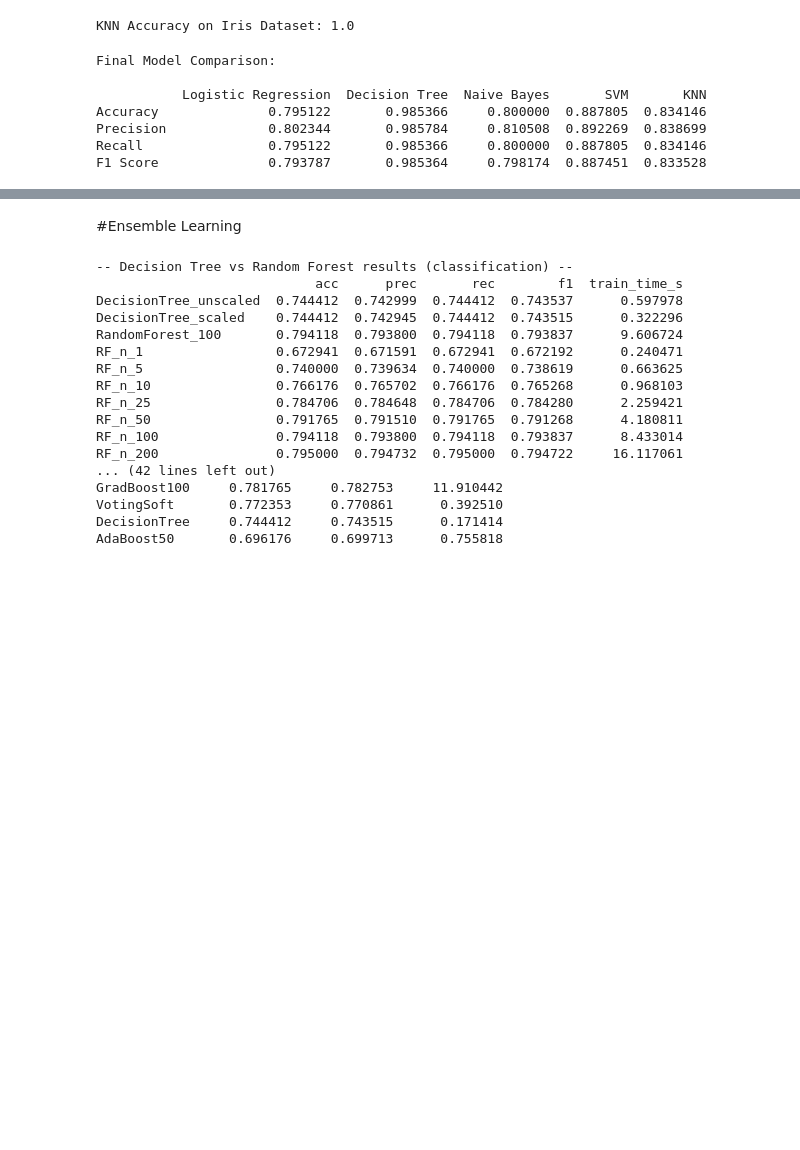
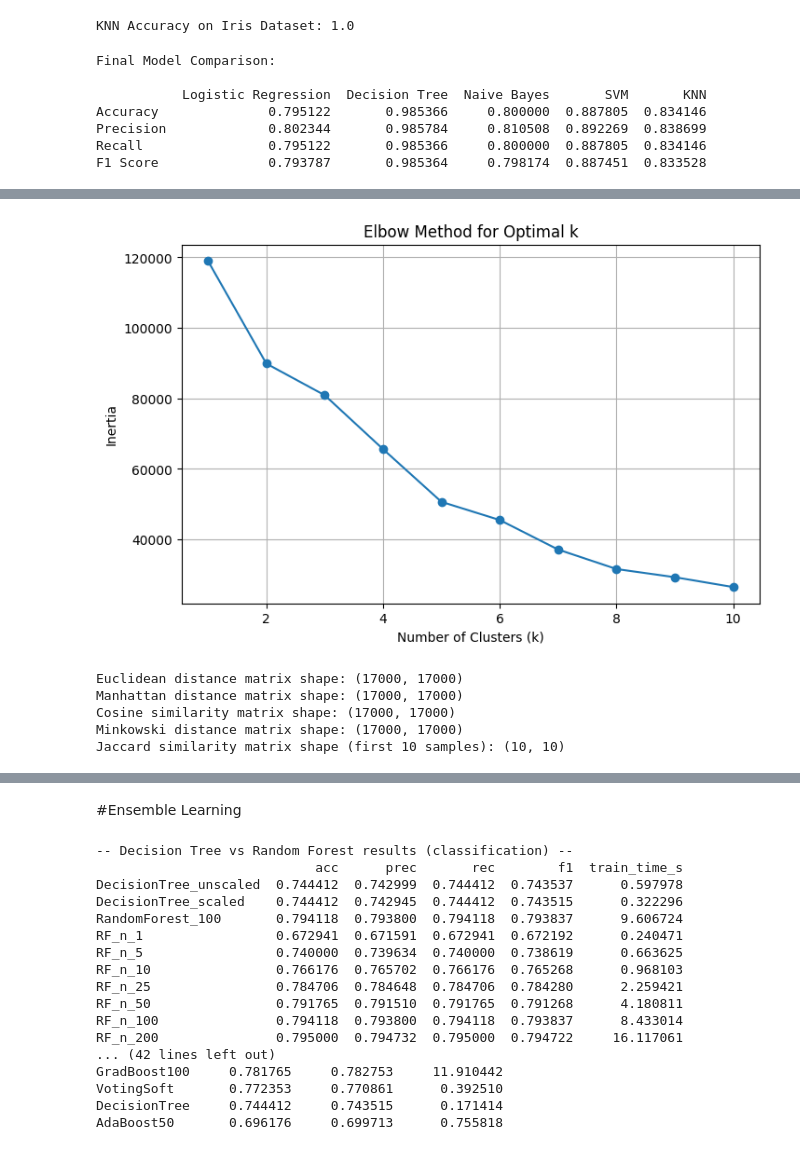
Before and after one commit to KeerthanaSistla/ML, a Jupyter notebook: Sem5ML.ipynb, the cells around one changed output, grey strips where cells are left out. Saved outputs shown, nothing was run; the diff lists cells and outputs as text; code cells hidden in the pictures; blank space fills up the shorter version.

```diff
--- a/Sem5ML.ipynb
+++ b/Sem5ML.ipynb
@@ -1955,0 +2009,59 @@ F1 Score              0.793787       0.985364     0.798174  0.887451  0.833528
+# %%
+from sklearn.cluster import KMeans
+import matplotlib.pyplot as plt
+
+inertias = []
+K = range(1, 11)
+
+for k in K:
+    kmeans = KMeans(n_clusters=k, random_state=42)
+    kmeans.fit(scaled_data)
+    inertias.append(kmeans.inertia_)
+
+plt.figure(figsize=(8, 5))
+plt.plot(K, inertias, marker='o')
+plt.xlabel('Number of Clusters (k)')
+plt.ylabel('Inertia')
+plt.title('Elbow Method for Optimal k')
+plt.grid(True)
+plt.show()
+# %% [output]
+[figure, added]
+# %%
+import numpy as np
+from scipy.spatial.distance import cdist, cosine
+from sklearn.metrics import jaccard_score
+
+data = scaled_data
+
+# Euclidean Distance
+euclidean_dist = cdist(data, data, metric='euclidean')
+print("Euclidean distance matrix shape:", euclidean_dist.shape)
+
+# Manhattan Distance
+manhattan_dist = cdist(data, data, metric='cityblock')
+print("Manhattan distance matrix shape:", manhattan_dist.shape)
+
+# Cosine Similarity
+cosine_sim = 1 - cdist(data, data, metric='cosine')  # similarity = 1 - cosine distance
+print("Cosine similarity matrix shape:", cosine_sim.shape)
+
+# Minkowski Distance (p=3 as example)
+minkowski_dist = cdist(data, data, metric='minkowski', p=3)
+print("Minkowski distance matrix shape:", minkowski_dist.shape)
+
+# Jaccard Index (for binary features only)
+# Convert numeric features to binary (1 if >0 else 0)
+binary_data = (data > 0).astype(int)
+jaccard_sim_matrix = np.zeros((10, 10))
+for i in range(10):
+    for j in range(10):
+        jaccard_sim_matrix[i, j] = jaccard_score(binary_data[i], binary_data[j])
+
+print("Jaccard similarity matrix shape (first 10 samples):", jaccard_sim_matrix.shape)
+# %% [output]
+Euclidean distance matrix shape: (17000, 17000)
+Manhattan distance matrix shape: (17000, 17000)
+Cosine similarity matrix shape: (17000, 17000)
+Minkowski distance matrix shape: (17000, 17000)
+Jaccard similarity matrix shape (first 10 samples): (10, 10)
```
Also changed, not shown: parts of 5 cells of this notebook.
